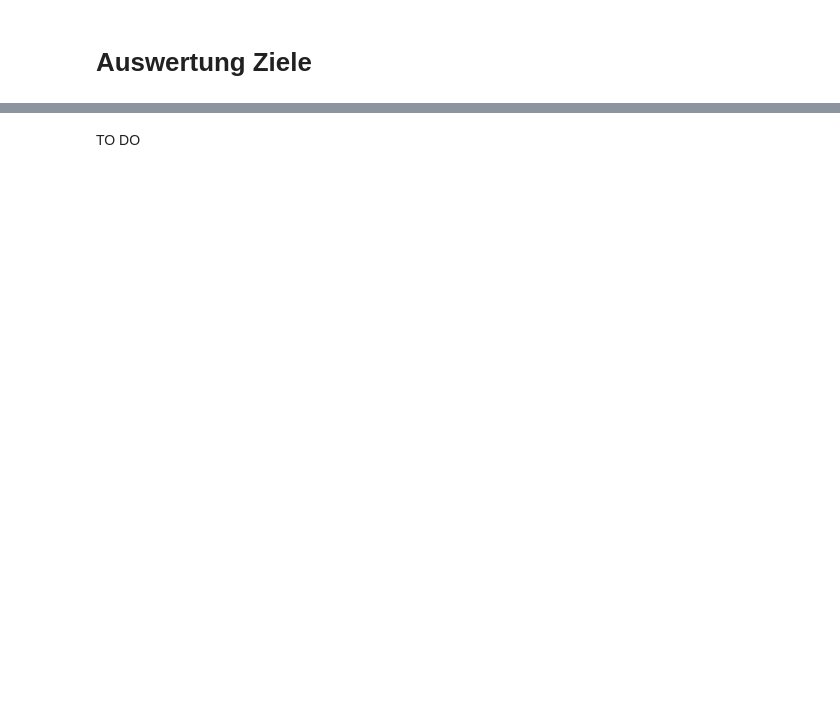
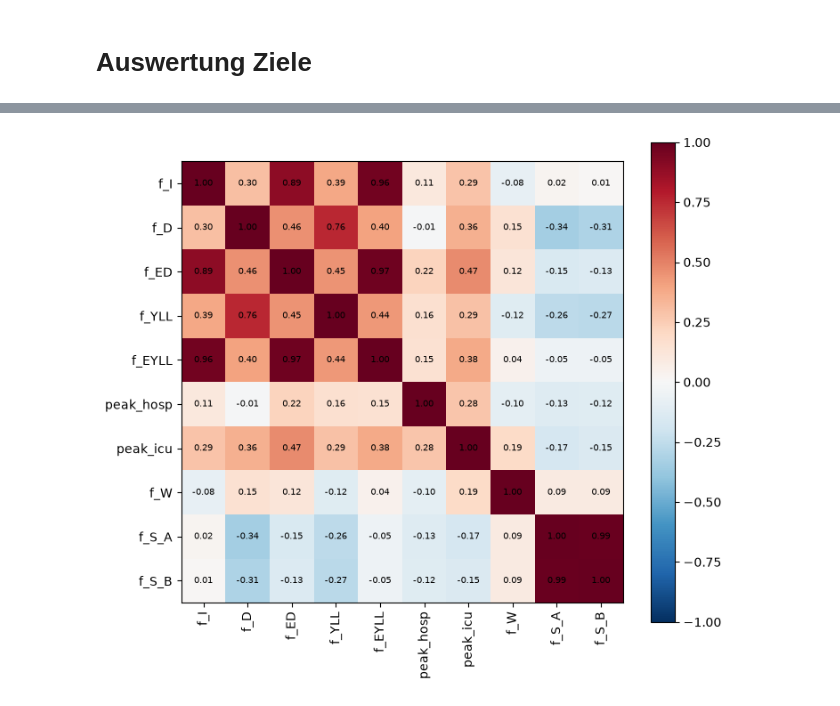
Before and after one commit to an-ne-so-ph-ie/memilio, a Jupyter notebook: pycode/examples/simulation/ABM_demonstrator_munich/testing_different_goals_analysis.ipynb, the cells around one changed output, grey strips where cells are left out. Drawn from its saved outputs; the diff is of its cells as text; code cells hidden in the pictures; blank space fills up the shorter version.

Commit message:
goals and co of one generation with kappa_mult_factor 2.2

```diff
--- a/pycode/examples/simulation/ABM_demonstrator_munich/testing_different_goals_analysis.ipynb
+++ b/pycode/examples/simulation/ABM_demonstrator_munich/testing_different_goals_analysis.ipynb
@@ -7,18 +23,22 @@ import os; print(os.environ.get("LD_LIBRARY_PATH"))
 # %%
-import numpy as np
-import pandas as pd
-import matplotlib.pyplot as plt
-import glob
-import json
-import os
+results_folder = sorted(glob.glob("output/screening_kappa_2.2_12_seeds"))[-1]
+print("results from", results_folder)
 
-import testing_different_goals_framework as tdgf
+per_seed = pd.read_csv(f"{results_folder}/per_seed.csv")
+per_seed = per_seed.drop_duplicates(["generation", "strategy", "seed_index"], keep="last")
+generation_0 = per_seed[per_seed["generation"] == 0]
+print(f"{len(generation_0)} runs, {generation_0['strategy'].nunique()} strategies, "
+      f"{generation_0['seed_index'].nunique()} seeds")
 
+pareto_front = pd.read_csv(f"{results_folder}/front.csv")
+#print("pareto front: ", pareto_front)
 
-results_folder = sorted(glob.glob("output/nsgaii_testing*"))[-1]
-print("results from", results_folder)
-per_seed_results = pd.read_csv(f"{results_folder}/per_seed.csv")
-mean_per_strategy = per_seed_results.groupby(["generation", "strategy"])[tdgf.objective_candidates].mean()
-pareto_front = pd.read_csv(f"{results_folder}/front.csv")
-objectives = json.load(open(f"{results_folder}/run_settings.json"))["objectives"]
+strategy_files = glob.glob(os.path.join(results_folder, "*_strategy.json"))
+
+means = generation_0.groupby("strategy")[objectives].mean()
+mean_per_strategy = per_seed.groupby(["generation", "strategy"])[tdgf.objective_candidates].mean()
+
+print("\n1) Range over the strategies (mean over seeds)")
+print(means.describe().loc[["mean", "min", "max"]].T.round(3).to_string())
+# print(mean_per_strategy.describe().loc[["mean", "min", "max"]].T.round(3).to_string())
 # %% [output]
@@ -27,12 +170,14 @@ ImportError: libboost_filesystem.so.1.85.0: cannot open shared object file: No s
 # %%
-rank_correlation = mean_per_strategy.loc[0].corr(method="spearman")
+objectives_to_show = [name for name in tdgf.objective_candidates if not name.startswith("f_K")]
+rank_correlation = mean_per_strategy.loc[0][objectives_to_show].corr(method="spearman")
 figure, axis = plt.subplots(figsize=(8, 7))
-axis.imshow(rank_correlation, cmap="RdBu_r", vmin=-1, vmax=1)
+image = axis.imshow(rank_correlation, cmap="RdBu_r", vmin=-1, vmax=1)
+figure.colorbar(image, ax=axis)
 axis.set_xticks(range(len(rank_correlation)), rank_correlation.columns, rotation=90)
 axis.set_yticks(range(len(rank_correlation)), rank_correlation.columns)
 for (row, column), value in np.ndenumerate(rank_correlation.to_numpy()):
     axis.text(column, row, f"{value:.2f}", ha="center", va="center", fontsize=7)
 plt.show()
+# %% [output]
+[figure, added]
-# %% [markdown]
-TO DO
 # %%
```
Also changed, not shown: parts of 10 cells of this notebook, 1 other file.
